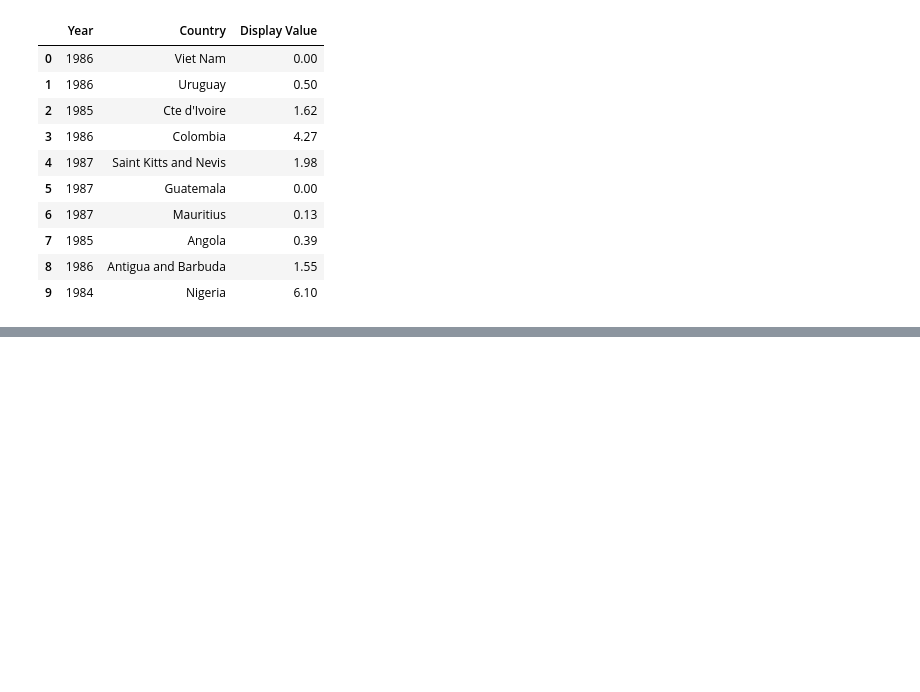
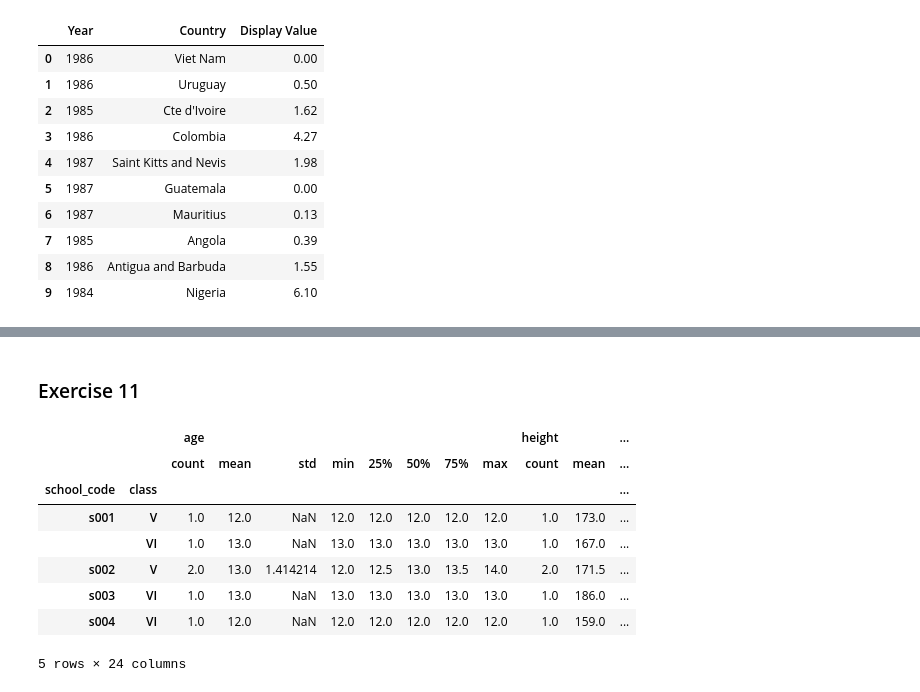
Before and after one commit to minemi-su/Exercises_PY, a Jupyter notebook: Data Manipulation/More_Exercises.ipynb, the cells around one changed output, grey strips where cells are left out. Saved outputs shown, nothing was run; the diff lists cells and outputs as text; code cells hidden in the pictures; blank space fills up the shorter version.

```diff
--- a/Data Manipulation/More_Exercises.ipynb
+++ b/Data Manipulation/More_Exercises.ipynb
@@ -116,0 +128,12 @@ T_world_alcohol.loc[0:9,["Year","Country","Display Value"]]
+# %%
+student_data = pd.DataFrame({
+    'school_code': ['s001','s002','s003','s001','s002','s004'],
+    'class': ['V', 'V', 'VI', 'VI', 'V', 'VI'],
+    'name': ['Alberto Franco','Gino Mcneill','Ryan Parkes', 'Eesha Hinton', 'Gino Mcneill', 'David Parkes'],
+    'date_Of_Birth ': ['15/05/2002','17/05/2002','16/02/1999','25/09/1998','11/05/2002','15/09/1997'],
+    'age': [12, 12, 13, 13, 14, 12],
+    'height': [173, 192, 186, 167, 151, 159],
+    'weight': [35, 32, 33, 30, 31, 32],
+    'address': ['street1', 'street2', 'street3', 'street1', 'street2', 'street4']},
+    index=['S1', 'S2', 'S3', 'S4', 'S5', 'S6'])
+student_data.head(10)
@@ -116,0 +174,15 @@ T_world_alcohol.loc[0:9,["Year","Country","Display Value"]]
+# %% [markdown]
+### Exercise 11
+# %%
+second_grouped=student_data.groupby(['school_code','class'])
+second_grouped.describe()
+# %% [output]
+|  |  | age |  |  |  |  |  |  |  | height |  | ... |
+|  |  | count | mean | std | min | 25% | 50% | 75% | max | count | mean | ... |
+| school_code | class |  |  |  |  |  |  |  |  |  |  | ... |
+| s001 | V | 1.0 | 12.0 | NaN | 12.0 | 12.0 | 12.0 | 12.0 | 12.0 | 1.0 | 173.0 | ... |
+|  | VI | 1.0 | 13.0 | NaN | 13.0 | 13.0 | 13.0 | 13.0 | 13.0 | 1.0 | 167.0 | ... |
+| s002 | V | 2.0 | 13.0 | 1.414214 | 12.0 | 12.5 | 13.0 | 13.5 | 14.0 | 2.0 | 171.5 | ... |
+| s003 | VI | 1.0 | 13.0 | NaN | 13.0 | 13.0 | 13.0 | 13.0 | 13.0 | 1.0 | 186.0 | ... |
+| s004 | VI | 1.0 | 12.0 | NaN | 12.0 | 12.0 | 12.0 | 12.0 | 12.0 | 1.0 | 159.0 | ... |
+5 rows × 24 columns
```
Also changed, not shown: parts of 27 cells of this notebook.
